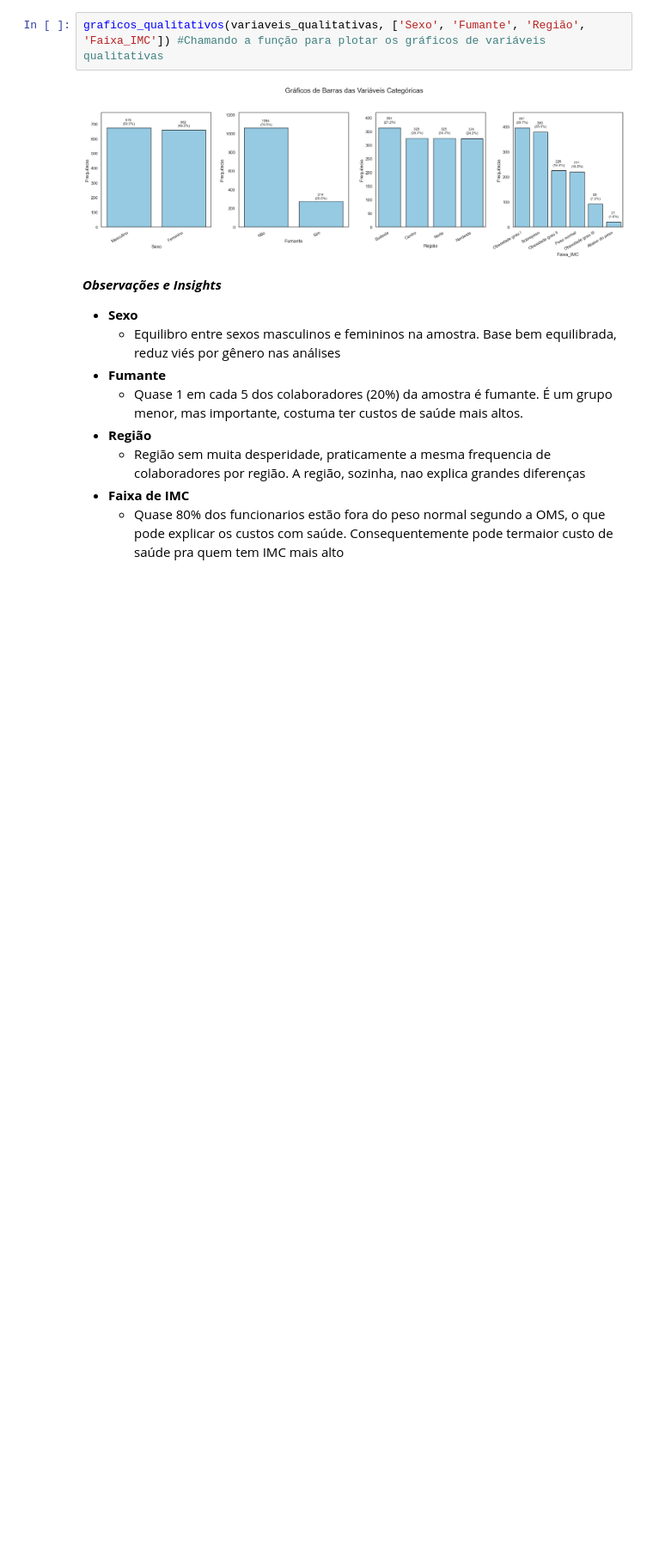
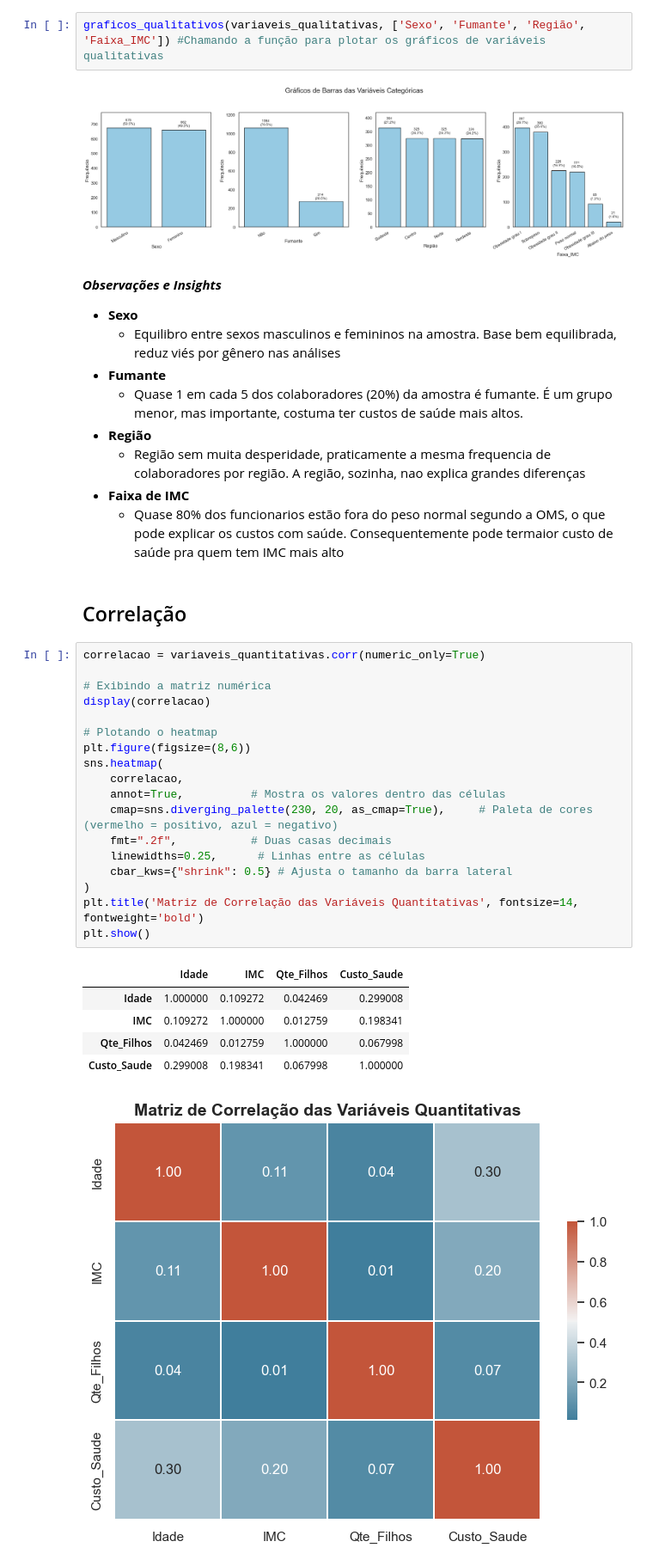
Before and after one commit to pauloivicentin/projeto_healthy_analytics, a Jupyter notebook: notebooks/analises_do_projeto.ipynb, the cells around one changed output. Shown at 86% size. Saved outputs shown, nothing was run; the diff lists cells and outputs as text; blank space fills up the shorter version.

```diff
--- a/notebooks/analises_do_projeto.ipynb
+++ b/notebooks/analises_do_projeto.ipynb
@@ -504,3 +504,30 @@ graficos_qualitativos(variaveis_qualitativas, ['Sexo', 'Fumante', 'Região', 'Fa
     - Região sem muita desperidade, praticamente a mesma frequencia de colaboradores por região. A região, sozinha, nao explica grandes diferenças
 - **Faixa de IMC**
     - Quase 80% dos funcionarios estão fora do peso normal segundo a OMS, o que pode explicar os custos com saúde. Consequentemente pode termaior custo de saúde pra quem tem IMC mais alto
+# %% [markdown]
+## Correlação
+# %%
+correlacao = variaveis_quantitativas.corr(numeric_only=True)
+
+# Exibindo a matriz numérica
+display(correlacao)
+
+# Plotando o heatmap
+plt.figure(figsize=(8,6))
+sns.heatmap(
+    correlacao,
+    annot=True,          # Mostra os valores dentro das células
+    cmap=sns.diverging_palette(230, 20, as_cmap=True),     # Paleta de cores (vermelho = positivo, azul = negativo)
+    fmt=".2f",           # Duas casas decimais
+    linewidths=0.25,      # Linhas entre as células
+    cbar_kws={"shrink": 0.5} # Ajusta o tamanho da barra lateral
+)
+plt.title('Matriz de Correlação das Variáveis Quantitativas', fontsize=14, fontweight='bold')
+plt.show()
+# %% [output]
+|  | Idade | IMC | Qte_Filhos | Custo_Saude |
+| Idade | 1.000000 | 0.109272 | 0.042469 | 0.299008 |
+| IMC | 0.109272 | 1.000000 | 0.012759 | 0.198341 |
+| Qte_Filhos | 0.042469 | 0.012759 | 1.000000 | 0.067998 |
+| Custo_Saude | 0.299008 | 0.198341 | 0.067998 | 1.000000 |
+[figure, added]
```
Also changed, not shown: parts of 2 cells of this notebook, 1 other file.
